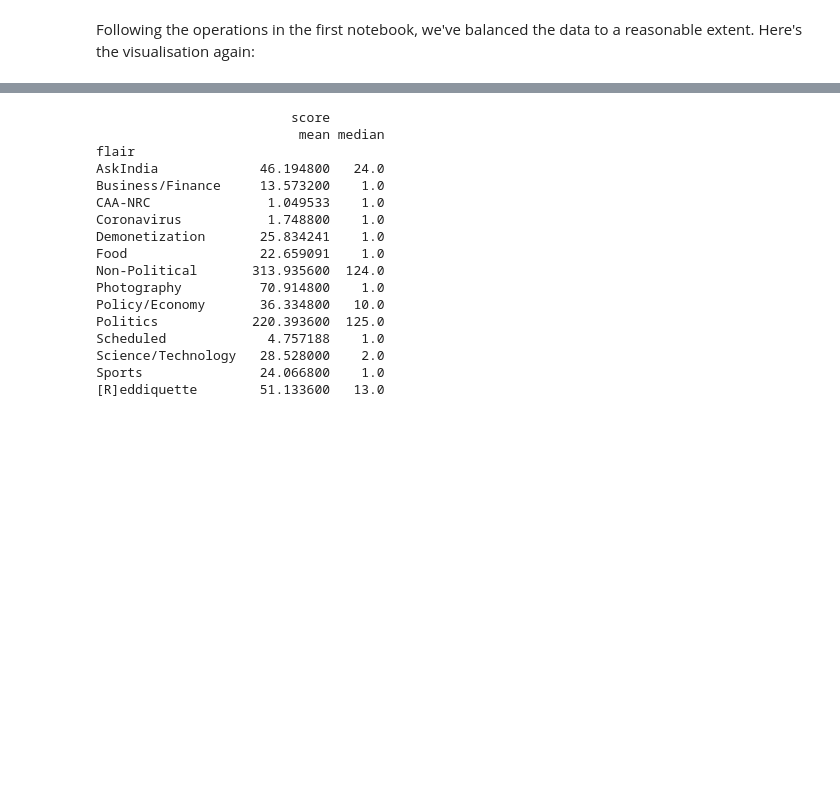
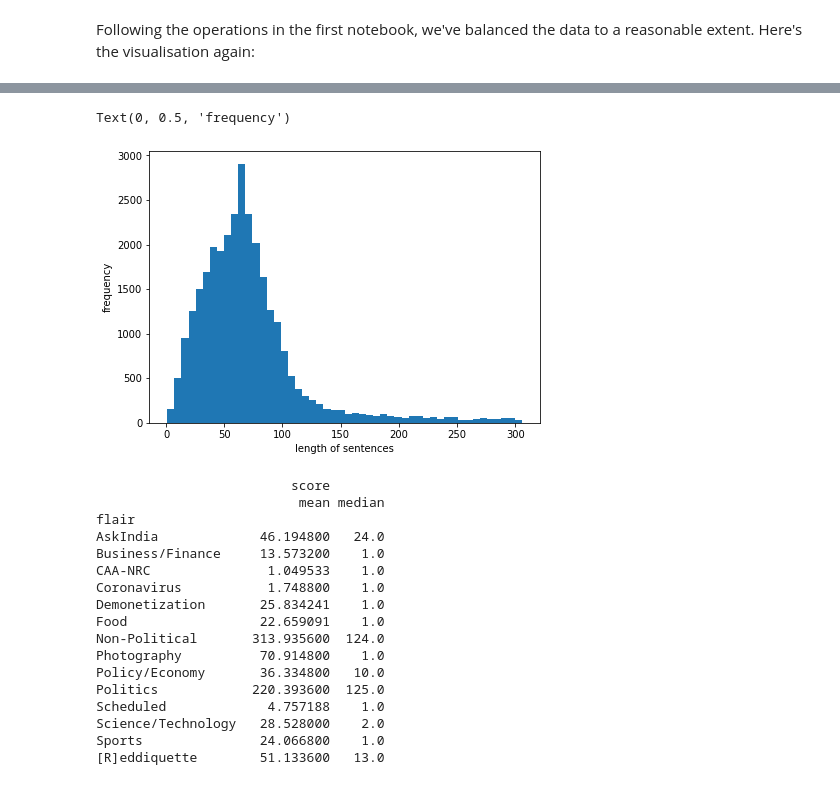
Before and after one commit to hansinahuja/Reddit-Flair-Predictor, a Jupyter notebook: notebooks/Part2-EDA.ipynb, the cells around one changed output, grey strips where cells are left out. Saved outputs shown, nothing was run; the diff lists cells and outputs as text; code cells hidden in the pictures; blank space fills up the shorter version.

```diff
--- a/notebooks/Part2-EDA.ipynb
+++ b/notebooks/Part2-EDA.ipynb
@@ -56,3 +49,10 @@ data['length'].iplot(kind='hist', xTitle='words', linecolor='black', yTitle='cou
+# %%
+ax = data['length'].plot.hist(bins=50, figsize=(7,5))
+ax.set_xlabel("length of sentences")
+ax.set_ylabel("frequency")
+# %% [output]
+Text(0, 0.5, 'frequency')
+[figure, added]
 # %%
 # Let's plot the pivot table
 
```
Also changed, not shown: parts of 6 cells of this notebook.
